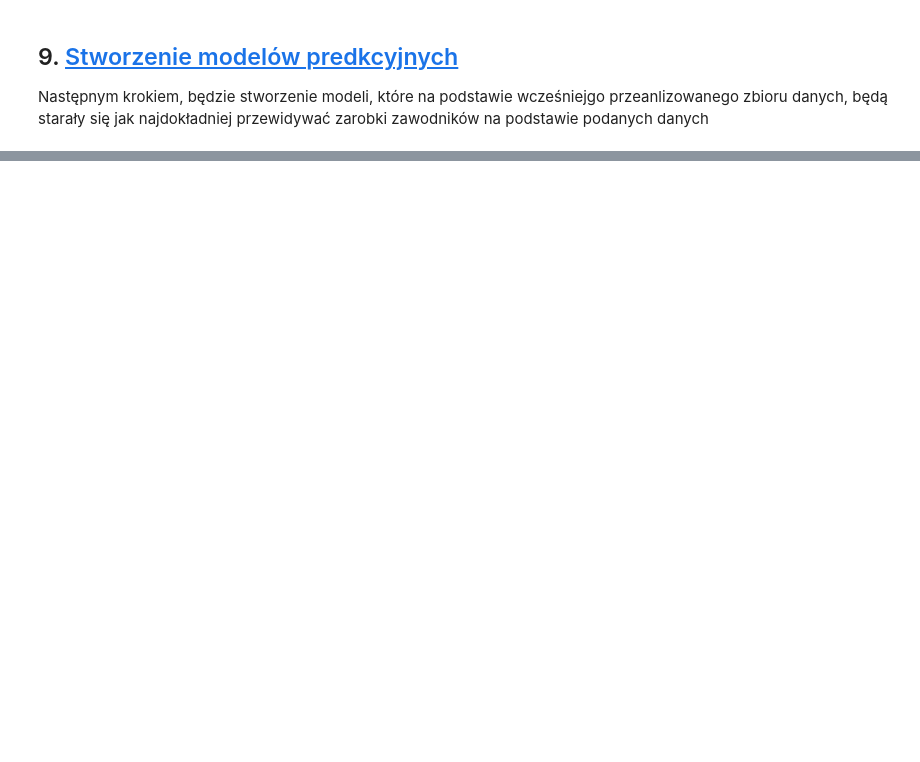
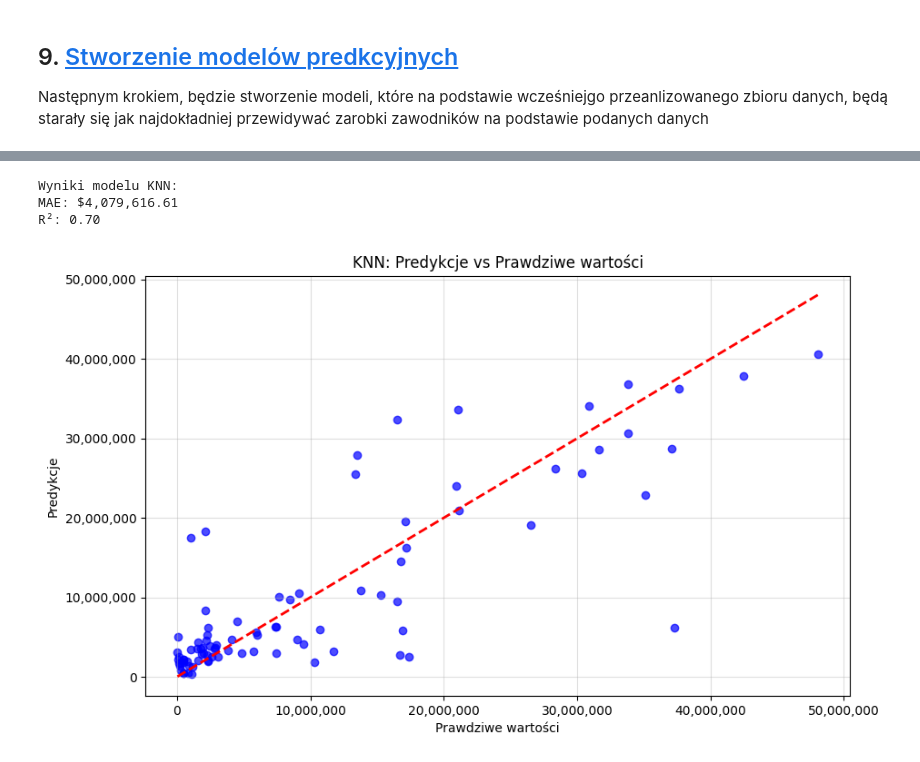
Before and after one commit to radekrzepka/nba-salary-predict, a Jupyter notebook: main.ipynb, the cells around one changed output, grey strips where cells are left out. Saved outputs shown, nothing was run; the diff lists cells and outputs as text; code cells hidden in the pictures; blank space fills up the shorter version.

```diff
--- a/main.ipynb
+++ b/main.ipynb
@@ -756,0 +605,25 @@ Passing `palette` without assigning `hue` is deprecated and will be removed in v
+# %%
+def plot_model_results(model, X_train, y_train, X_test, y_test, model_name):
+    model.fit(X_train, y_train)
+
+    predictions = model.predict(X_test)
+
+    mae = mean_absolute_error(y_test, predictions)
+    r2 = r2_score(y_test, predictions)
+
+    print(f"Wyniki modelu {model_name}:")
+    print(f"MAE: ${mae:,.2f}")
+    print(f"R²: {r2:.2f}")
+
+    plt.figure(figsize=(10, 6))
+    plt.scatter(y_test, predictions, alpha=0.7, color="blue")
+    plt.plot([y_test.min(), y_test.max()], [y_test.min(), y_test.max()], "r--", lw=2)
+    plt.title(f"{model_name}: Predykcje vs Prawdziwe wartości")
+    plt.gca().xaxis.set_major_formatter(FuncFormatter(format_thousands))
+    plt.gca().yaxis.set_major_formatter(FuncFormatter(format_thousands))
+    plt.xlabel("Prawdziwe wartości")
+    plt.ylabel("Predykcje")
+    plt.grid(alpha=0.4)
+    plt.show()
+
+    return mae, r2
@@ -756,0 +645,8 @@ Passing `palette` without assigning `hue` is deprecated and will be removed in v
+# %%
+knn_model = KNeighborsRegressor(n_neighbors=5)
+knn_mae, knn_r2 = plot_model_results(knn_model, X_train, y_train, X_test, y_test, "KNN")
+# %% [output]
+Wyniki modelu KNN:
+MAE: $4,079,616.61
+R²: 0.70
+[figure, added]
```
Also changed, not shown: parts of 28 cells of this notebook, 1 other file.
